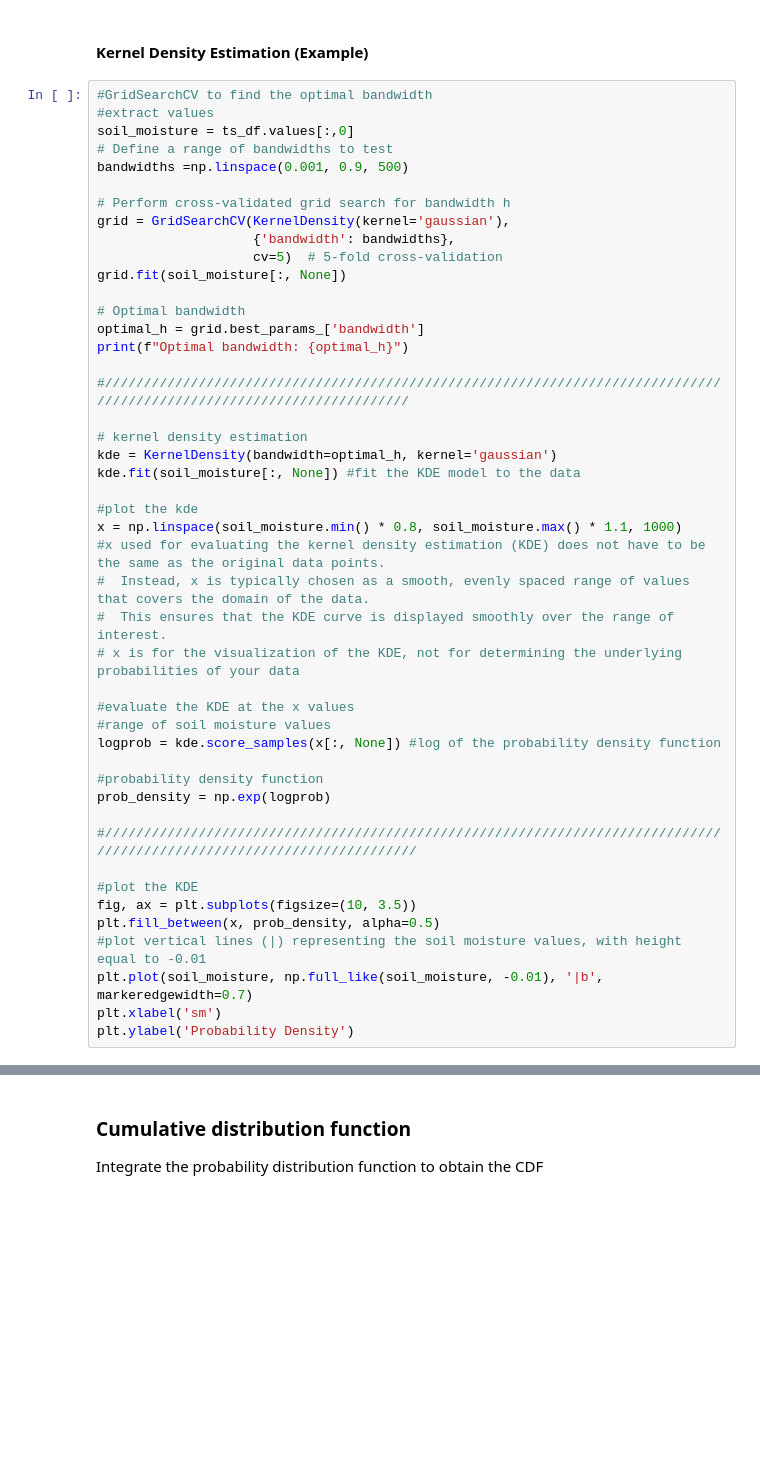
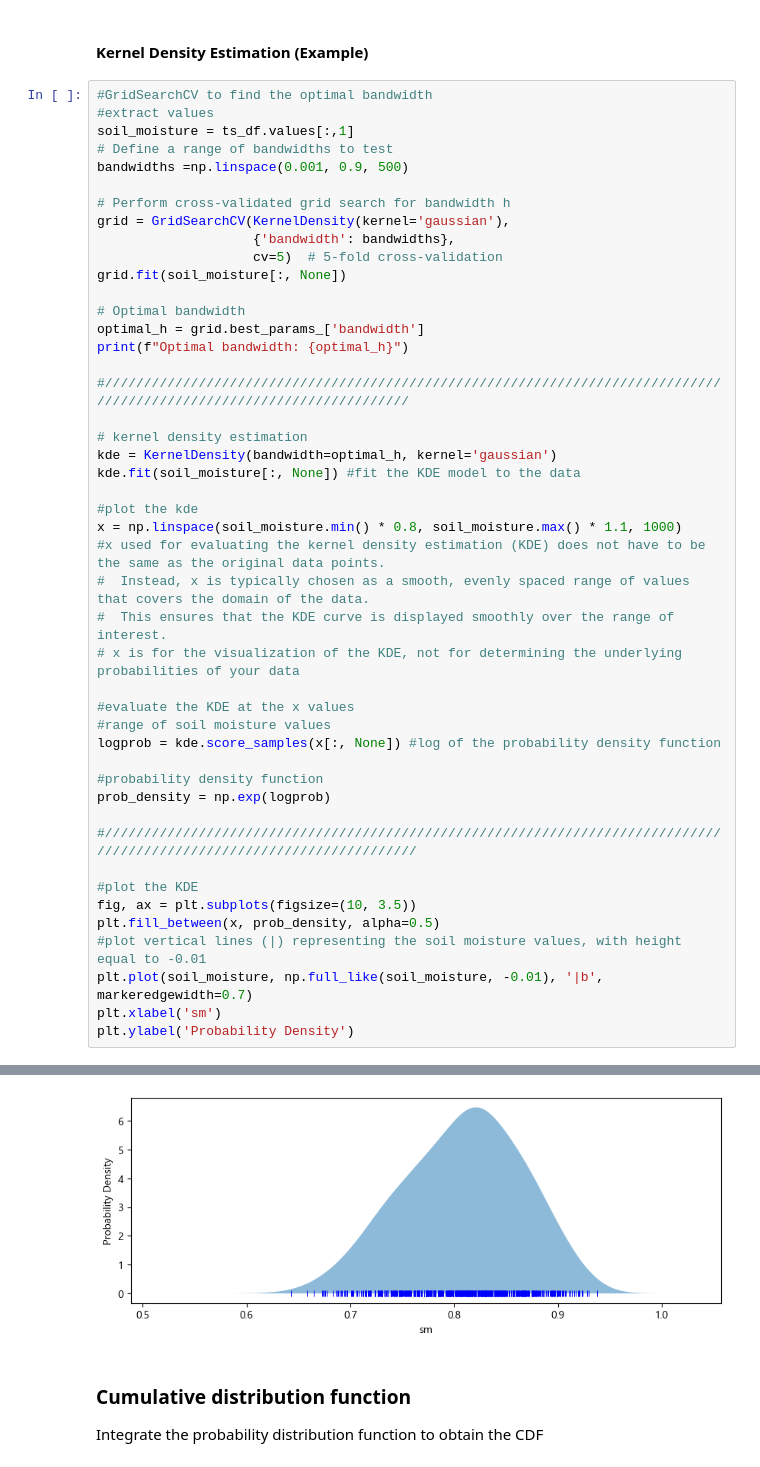
Before and after one commit to klekarkar/mHM_IO_dataprocessing, a Jupyter notebook: soilmoisture_anomalies.ipynb, the cells around one changed output, grey strips where cells are left out. Saved outputs shown, nothing was run; the diff lists cells and outputs as text; blank space fills up the shorter version.

```diff
--- a/soilmoisture_anomalies.ipynb
+++ b/soilmoisture_anomalies.ipynb
@@ -83,7 +86,7 @@ $h = \sigma * (\frac{4}{3n})^{-0.2}$
 # %%
 #GridSearchCV to find the optimal bandwidth
 #extract values
-soil_moisture = ts_df.values[:,0]
+soil_moisture = ts_df.values[:,1]
 # Define a range of bandwidths to test
 bandwidths =np.linspace(0.001, 0.9, 500)
 
@@ -126,3 +129,4 @@ plt.fill_between(x, prob_density, alpha=0.5)
 plt.plot(soil_moisture, np.full_like(soil_moisture, -0.01), '|b', markeredgewidth=0.7)
 plt.xlabel('sm')
 plt.ylabel('Probability Density')
+# %% [output]
@@ -129,3 +135,4 @@ plt.ylabel('Probability Density')
+[figure, added]
 # %% [markdown]
 ### Cumulative distribution function
 
```
Also changed, not shown: parts of 6 cells of this notebook, 3 other files.
